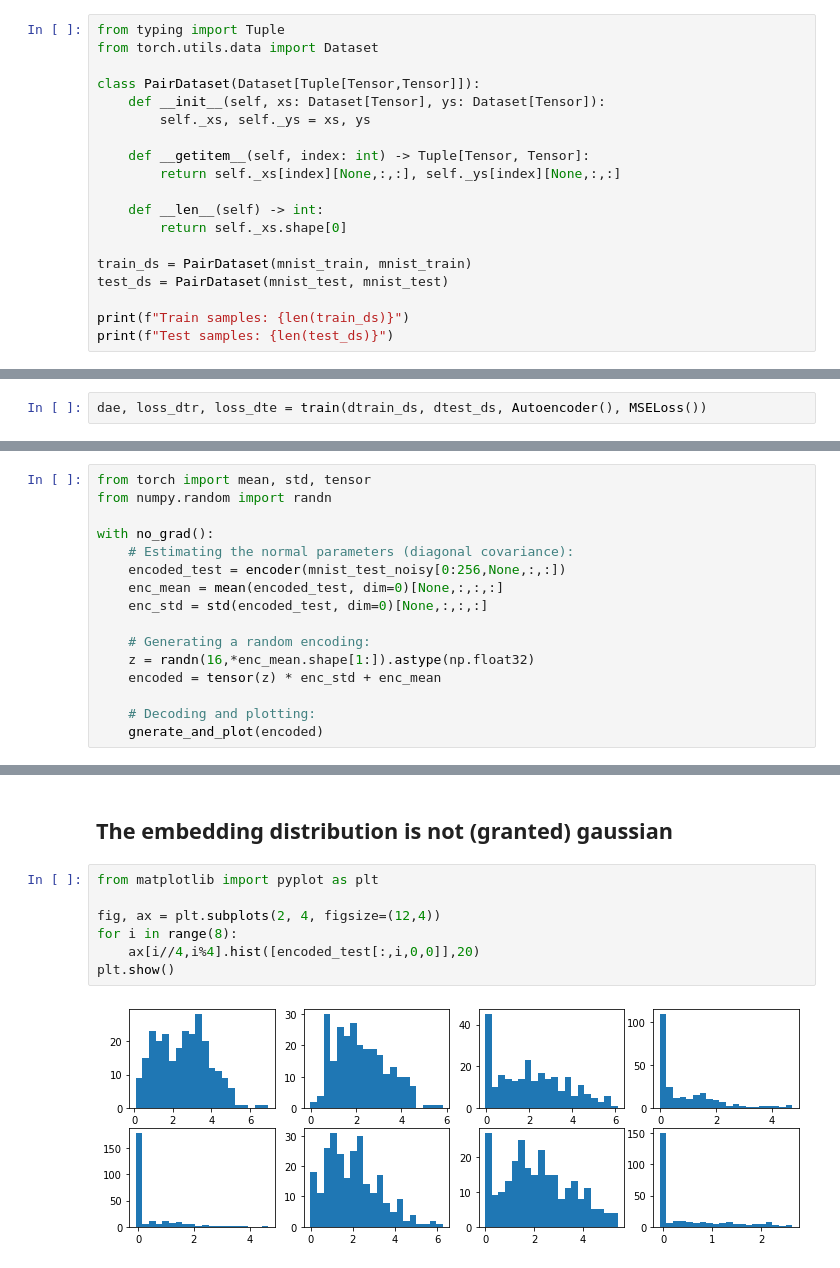
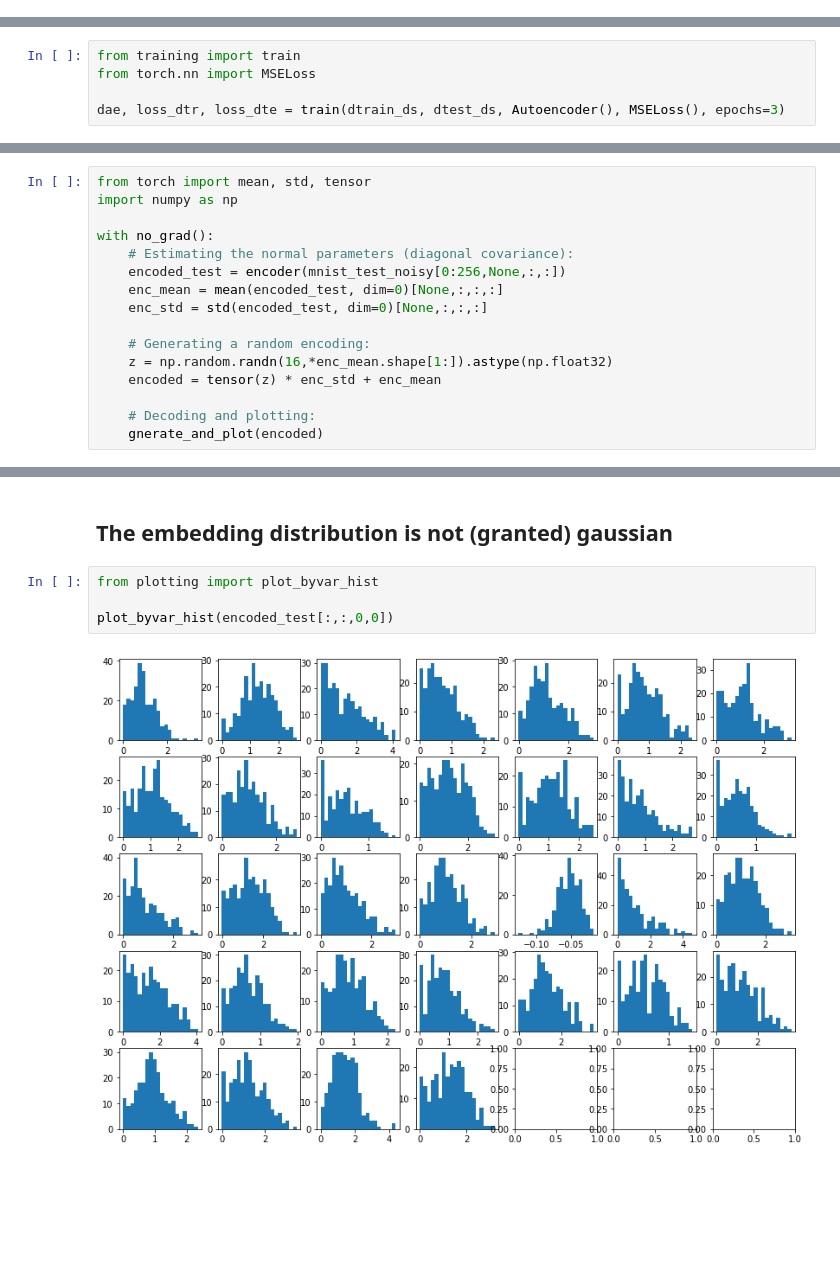
Before and after one commit to ilgabbio/meetup-generative-models2, a Jupyter notebook: 01_autoencoders.ipynb, the cells around one changed output, grey strips where cells are left out. Saved outputs shown, nothing was run; the diff lists cells and outputs as text; blank space fills up the shorter version.

Commit message:
Autoencoders: factorized in .py

```diff
--- a/01_autoencoders.ipynb
+++ b/01_autoencoders.ipynb
@@ -192,19 +105,0 @@ Autoencoder parameters: 3217
-# %%
-from typing import Tuple
-from torch.utils.data import Dataset
-
-class PairDataset(Dataset[Tuple[Tensor,Tensor]]):
-    def __init__(self, xs: Dataset[Tensor], ys: Dataset[Tensor]):
-        self._xs, self._ys = xs, ys
-
-    def __getitem__(self, index: int) -> Tuple[Tensor, Tensor]:
-        return self._xs[index][None,:,:], self._ys[index][None,:,:]
-
-    def __len__(self) -> int:
-        return self._xs.shape[0]
-
-train_ds = PairDataset(mnist_train, mnist_train)
-test_ds = PairDataset(mnist_test, mnist_test)
-
-print(f"Train samples: {len(train_ds)}")
-print(f"Test samples: {len(test_ds)}")
@@ -337,3 +157,6 @@ plot_images(mnist_train_noisy[0:10,:,:], "Noisy images");
 # %%
-dae, loss_dtr, loss_dte = train(dtrain_ds, dtest_ds, Autoencoder(), MSELoss())
+from training import train
+from torch.nn import MSELoss
+
+dae, loss_dtr, loss_dte = train(dtrain_ds, dtest_ds, Autoencoder(), MSELoss(), epochs=3)
 # %% [output]
@@ -383,7 +209,7 @@ gnerate_and_plot(encoded)
 [figure]
 # %%
 from torch import mean, std, tensor
-from numpy.random import randn
+import numpy as np
 
 with no_grad():
     # Estimating the normal parameters (diagonal covariance):
@@ -392,7 +218,7 @@ with no_grad():
     enc_std = std(encoded_test, dim=0)[None,:,:,:]
 
     # Generating a random encoding:
-    z = randn(16,*enc_mean.shape[1:]).astype(np.float32)
+    z = np.random.randn(16,*enc_mean.shape[1:]).astype(np.float32)
     encoded = tensor(z) * enc_std + enc_mean
 
     # Decoding and plotting:
@@ -402,14 +228,11 @@ with no_grad():
 # %% [markdown]
 ## The embedding distribution is not (granted) gaussian
 # %%
-from matplotlib import pyplot as plt
+from plotting import plot_byvar_hist
 
-fig, ax = plt.subplots(2, 4, figsize=(12,4))
-for i in range(8):
-    ax[i//4,i%4].hist([encoded_test[:,i,0,0]],20)
-plt.show()
+plot_byvar_hist(encoded_test[:,:,0,0])
 # %% [output]
-[figure, old version]
+[figure, new version]
 # %% [markdown]
 # Play around
 
```
Also changed, not shown: parts of 17 cells of this notebook, 5 other files.
